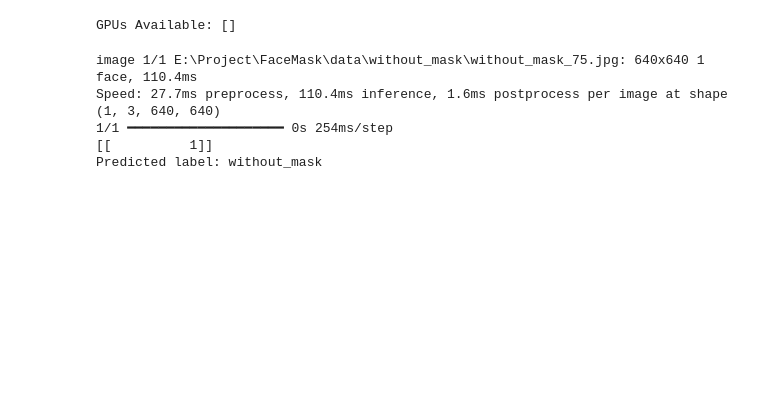
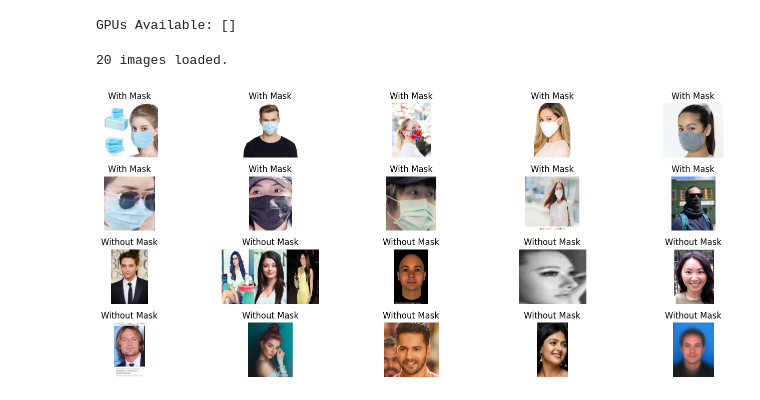
Before and after one commit to vishalgupta-git/FaceMaskDetection, a Jupyter notebook: notebook.ipynb, the cells around one changed output. Drawn from its saved outputs; the diff is of its cells as text; code cells hidden in the pictures; blank space fills up the shorter version.

```diff
--- a/notebook.ipynb
+++ b/notebook.ipynb
@@ -37,16 +20,50 @@ def predict_image(image):
-# %%
-from ultralytics import YOLO
-
-model = YOLO("yolov8nfa.pt")   # community face model
-results = model(r"E:\Project\FaceMask\data\without_mask\without_mask_75.jpg")
-
-
-predict_image(results[0].orig_img)
-
-results[0].show()
-# %% [output]
-image 1/1 E:\Project\FaceMask\data\without_mask\without_mask_75.jpg: 640x640 1 face, 110.4ms
-Speed: 27.7ms preprocess, 110.4ms inference, 1.6ms postprocess per image at shape (1, 3, 640, 640)
-1/1 ━━━━━━━━━━━━━━━━━━━━ 0s 254ms/step
-[[          1]]
-Predicted label: without_mask
+# %%
+def load_random_images_cv2(base_path, n=10):
+    classes = {
+        "with_mask": 1,
+        "without_mask": 0
+    }
+
+    images = []
+    labels = []
+    filenames = []
+
+    for class_name, label in classes.items():
+        folder = os.path.join(base_path, class_name)
+        all_imgs = os.listdir(folder)
+
+        selected = random.sample(all_imgs, n)
+
+        for img_name in selected:
+            img_path = os.path.join(folder, img_name)
+
+            img = cv2.imread(img_path)
+
+            img = cv2.cvtColor(img, cv2.COLOR_BGR2RGB)
+
+            images.append(img)
+            labels.append(label)
+            filenames.append(img_name)
+
+    return images, labels, filenames
+
+
+base_path = "data"
+images, labels, filenames = load_random_images_cv2(base_path)
+
+print(len(images), "images loaded.")
+
+plt.figure(figsize=(15, 6))
+
+for i in range(len(images)):
+    plt.subplot(4, 5, i + 1)  # 4x5 grid for 20 images
+    plt.imshow(images[i])
+    title = "With Mask" if labels[i] == 1 else "Without Mask"
+    plt.title(title)
+    plt.axis("off")
+
+plt.tight_layout()
+plt.show()
+# %% [output]
+20 images loaded.
+[figure, added]
```
Also changed, not shown: parts of 4 cells of this notebook, 4 other files.
